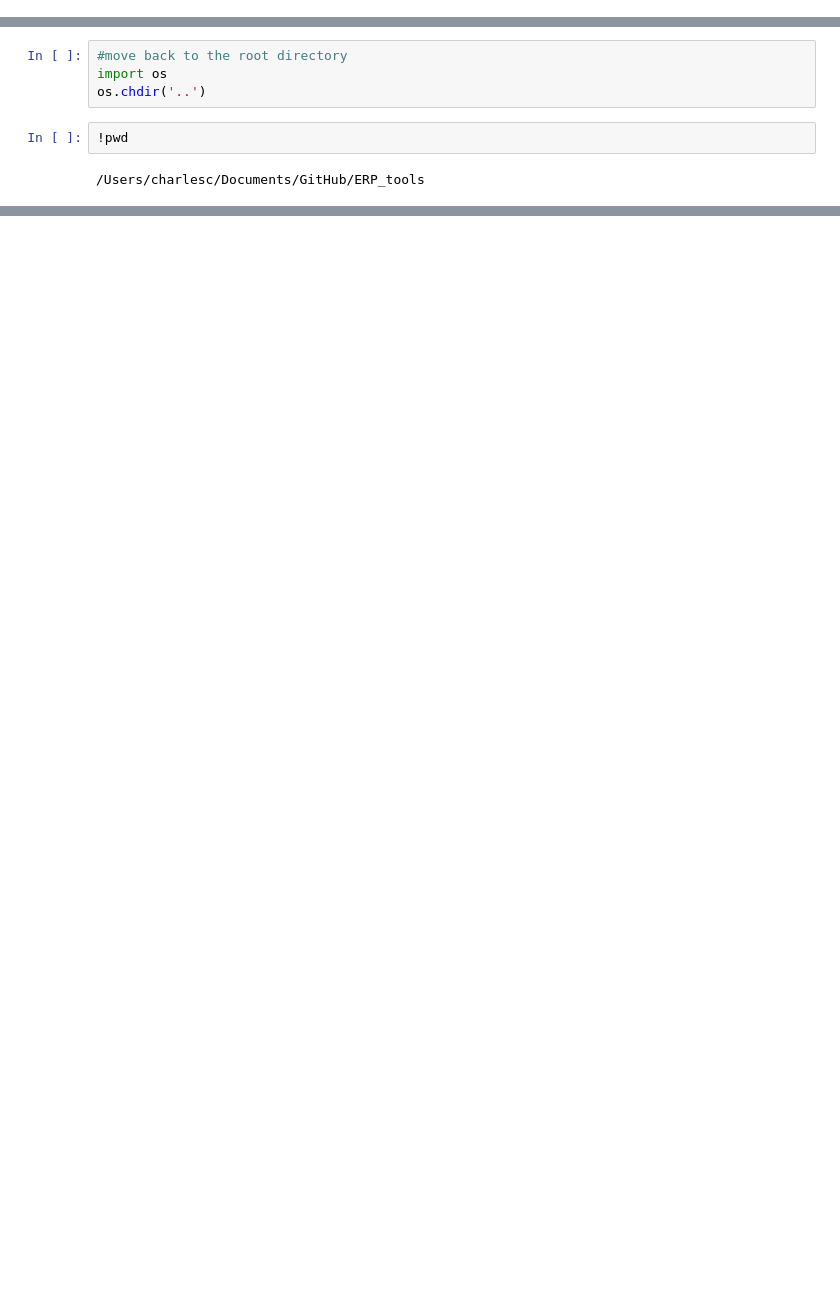
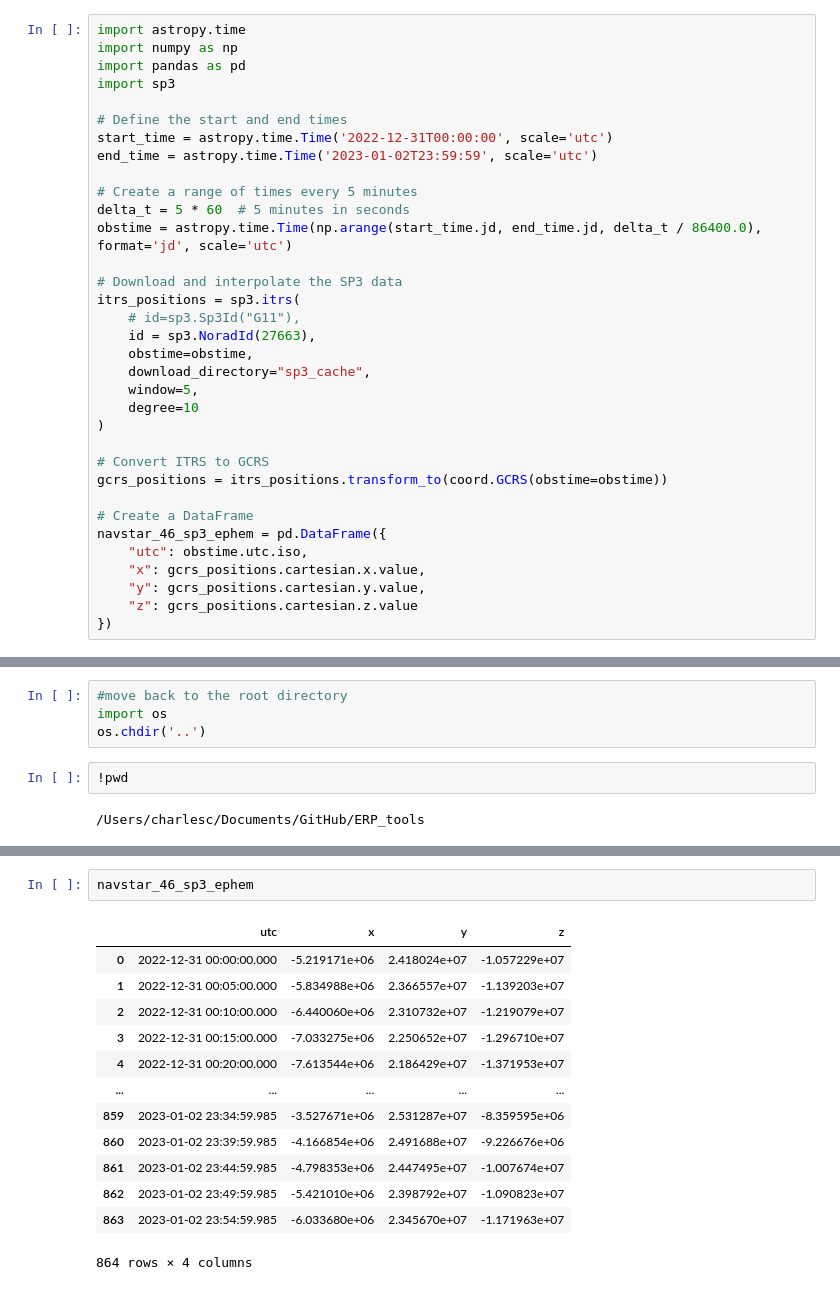
Before and after one commit to CharlesPlusC/ERP_tools, a Jupyter notebook: notebooks/GPSsp3_vs_TLE.ipynb, the cells around one changed output, grey strips where cells are left out. Saved outputs shown, nothing was run; the diff lists cells and outputs as text; blank space fills up the shorter version.

```diff
--- a/notebooks/GPSsp3_vs_TLE.ipynb
+++ b/notebooks/GPSsp3_vs_TLE.ipynb
@@ -244,0 +1,34 @@ Downloaded SP3 file for 2023-01-02 00:00:00.000 in sp3_download
+# %%
+import astropy.time
+import numpy as np
+import pandas as pd
+import sp3
+
+# Define the start and end times
+start_time = astropy.time.Time('2022-12-31T00:00:00', scale='utc')
+end_time = astropy.time.Time('2023-01-02T23:59:59', scale='utc')
+
+# Create a range of times every 5 minutes
+delta_t = 5 * 60  # 5 minutes in seconds
+obstime = astropy.time.Time(np.arange(start_time.jd, end_time.jd, delta_t / 86400.0), format='jd', scale='utc')
+
+# Download and interpolate the SP3 data
+itrs_positions = sp3.itrs(
+    # id=sp3.Sp3Id("G11"),
+    id = sp3.NoradId(27663),
+    obstime=obstime,
+    download_directory="sp3_cache",
+    window=5,
+    degree=10
+)
+
+# Convert ITRS to GCRS
+gcrs_positions = itrs_positions.transform_to(coord.GCRS(obstime=obstime))
+
+# Create a DataFrame
+navstar_46_sp3_ephem = pd.DataFrame({
+    "utc": obstime.utc.iso,
+    "x": gcrs_positions.cartesian.x.value,
+    "y": gcrs_positions.cartesian.y.value,
+    "z": gcrs_positions.cartesian.z.value
+})
@@ -367,0 +363,16 @@ NameError: name 'navstar46TLE_eph' is not defined
+# %%
+navstar_46_sp3_ephem
+# %% [output]
+|  | utc | x | y | z |
+| 0 | 2022-12-31 00:00:00.000 | -5.219171e+06 | 2.418024e+07 | -1.057229e+07 |
+| 1 | 2022-12-31 00:05:00.000 | -5.834988e+06 | 2.366557e+07 | -1.139203e+07 |
+| 2 | 2022-12-31 00:10:00.000 | -6.440060e+06 | 2.310732e+07 | -1.219079e+07 |
+| 3 | 2022-12-31 00:15:00.000 | -7.033275e+06 | 2.250652e+07 | -1.296710e+07 |
+| 4 | 2022-12-31 00:20:00.000 | -7.613544e+06 | 2.186429e+07 | -1.371953e+07 |
+| ... | ... | ... | ... | ... |
+| 859 | 2023-01-02 23:34:59.985 | -3.527671e+06 | 2.531287e+07 | -8.359595e+06 |
+| 860 | 2023-01-02 23:39:59.985 | -4.166854e+06 | 2.491688e+07 | -9.226676e+06 |
+| 861 | 2023-01-02 23:44:59.985 | -4.798353e+06 | 2.447495e+07 | -1.007674e+07 |
+| 862 | 2023-01-02 23:49:59.985 | -5.421010e+06 | 2.398792e+07 | -1.090823e+07 |
+| 863 | 2023-01-02 23:54:59.985 | -6.033680e+06 | 2.345670e+07 | -1.171963e+07 |
+864 rows × 4 columns
```
Also changed, not shown: parts of 22 cells of this notebook, 19 other files.
